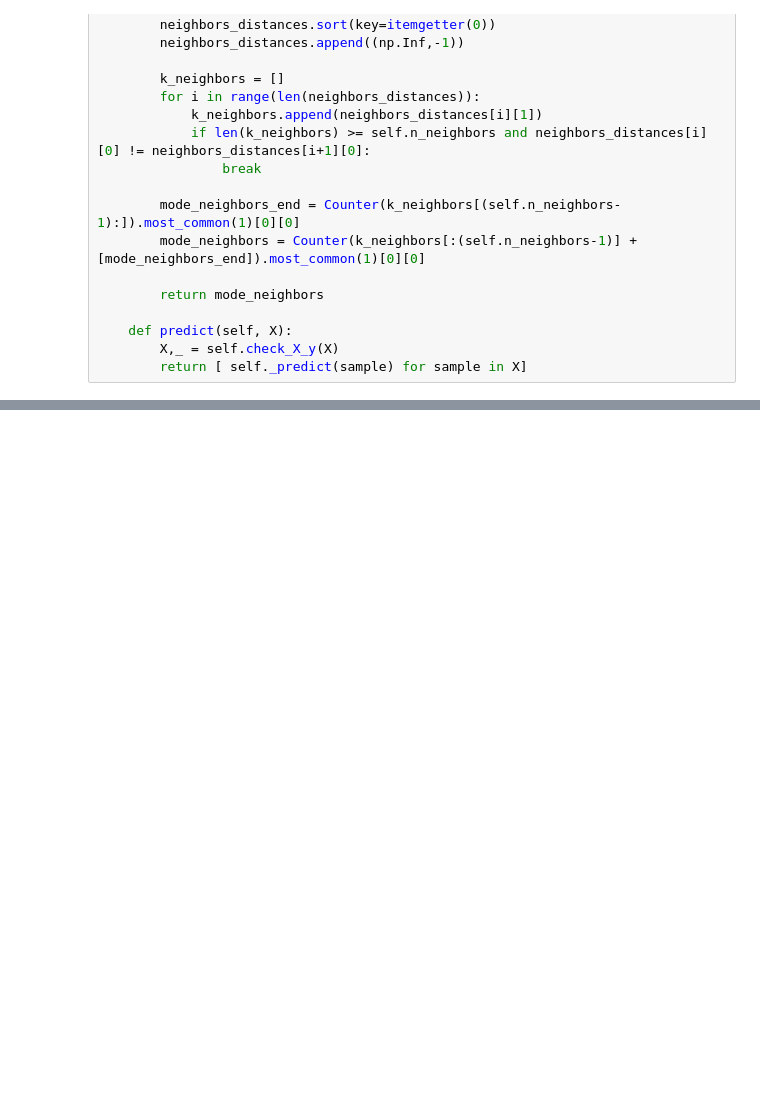
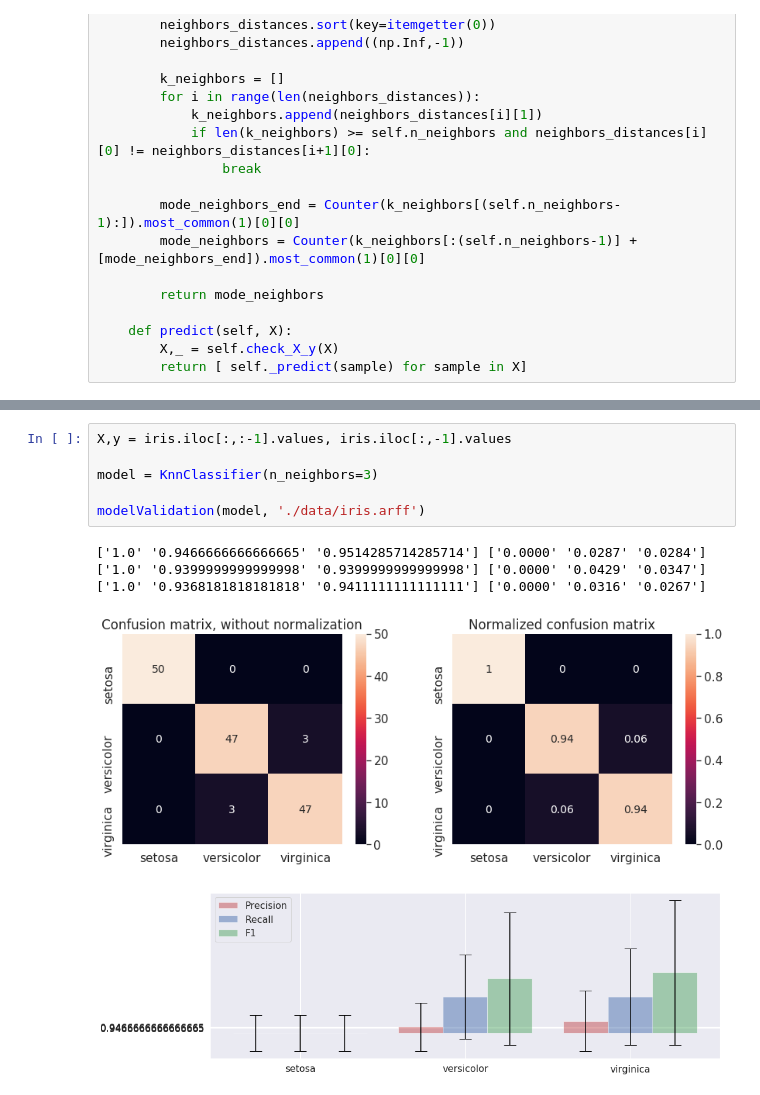
Before and after one commit to xsacbj/Mini-Weka, a Jupyter notebook: Mini Weka.ipynb, the cells around one changed output, grey strips where cells are left out. Saved outputs shown, nothing was run; the diff lists cells and outputs as text; blank space fills up the shorter version.

```diff
--- a/Mini Weka.ipynb
+++ b/Mini Weka.ipynb
@@ -759,0 +848,12 @@ def plot_confusion_matrix(y_true, y_pred):
+# %%
+X,y = iris.iloc[:,:-1].values, iris.iloc[:,-1].values
+
+model = KnnClassifier(n_neighbors=3)
+
+modelValidation(model, './data/iris.arff')
+# %% [output]
+['1.0' '0.9466666666666665' '0.9514285714285714'] ['0.0000' '0.0287' '0.0284']
+['1.0' '0.9399999999999998' '0.9399999999999998'] ['0.0000' '0.0429' '0.0347']
+['1.0' '0.9368181818181818' '0.9411111111111111'] ['0.0000' '0.0316' '0.0267']
+[figure, added]
+[figure, added]
```
Also changed, not shown: parts of 5 cells of this notebook.
